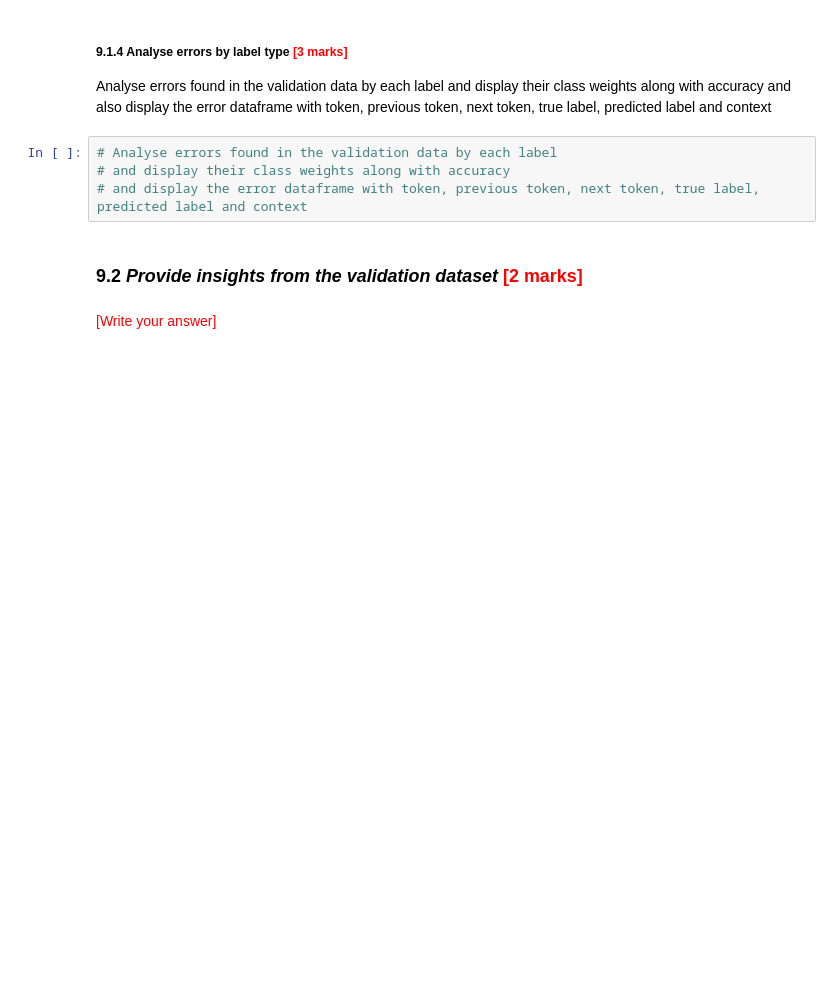
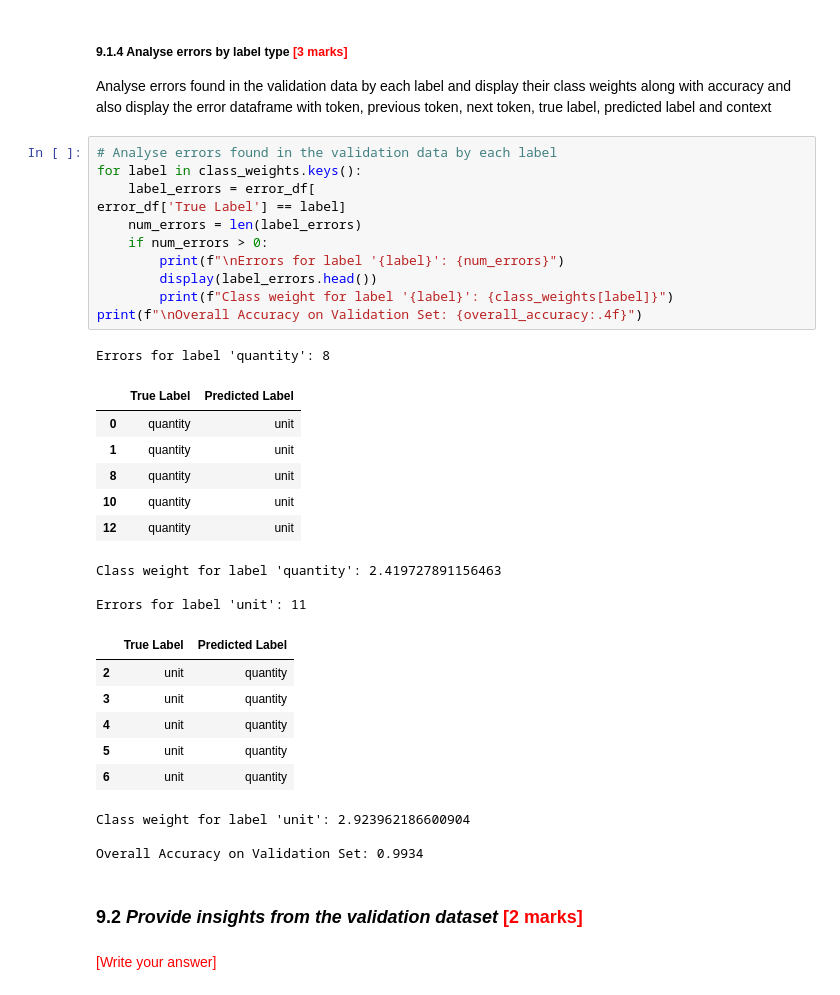
Before and after one commit to rajiv2607/Identifying-Key-Entities-in-Recipe-Data, a Jupyter notebook: Identifying_Key_Entities_Recipe_Data_Starter.ipynb, the cells around one changed output. Cells and saved outputs as stored; diff of their text form; blank space fills up the shorter version.

```diff
--- a/Identifying_Key_Entities_Recipe_Data_Starter.ipynb
+++ b/Identifying_Key_Entities_Recipe_Data_Starter.ipynb
@@ -760,10 +1028,37 @@ Change error_data into dataframe and then use it to illustrate the overall accur
 # %% [markdown]
 ##### **9.1.4** Analyse errors by label type<font color = red> [3 marks]</font> <br>
 Analyse errors found in the validation data by each label and display their class weights along with accuracy and also display the error dataframe with token,  previous token, next token, true label, predicted label and context
-# %%
-# Analyse errors found in the validation data by each label
-# and display their class weights along with accuracy
-# and display the error dataframe with token, previous token, next token, true label, predicted label and context
+# %%
+# Analyse errors found in the validation data by each label
+for label in class_weights.keys():
+    label_errors = error_df[
+error_df['True Label'] == label]
+    num_errors = len(label_errors)
+    if num_errors > 0:
+        print(f"\nErrors for label '{label}': {num_errors}")
+        display(label_errors.head())
+        print(f"Class weight for label '{label}': {class_weights[label]}")
+print(f"\nOverall Accuracy on Validation Set: {overall_accuracy:.4f}")
+# %% [output]
+Errors for label 'quantity': 8
+|  | True Label | Predicted Label |
+| 0 | quantity | unit |
+| 1 | quantity | unit |
+| 8 | quantity | unit |
+| 10 | quantity | unit |
+| 12 | quantity | unit |
+Class weight for label 'quantity': 2.419727891156463
+
+Errors for label 'unit': 11
+|  | True Label | Predicted Label |
+| 2 | unit | quantity |
+| 3 | unit | quantity |
+| 4 | unit | quantity |
+| 5 | unit | quantity |
+| 6 | unit | quantity |
+Class weight for label 'unit': 2.923962186600904
+
+Overall Accuracy on Validation Set: 0.9934
 # %% [markdown]
 ### **9.2** *Provide insights from the validation dataset* <font color = red>[2 marks]</font>
 # %% [markdown]
```
Also changed, not shown: parts of 34 cells of this notebook, 1 other file.
